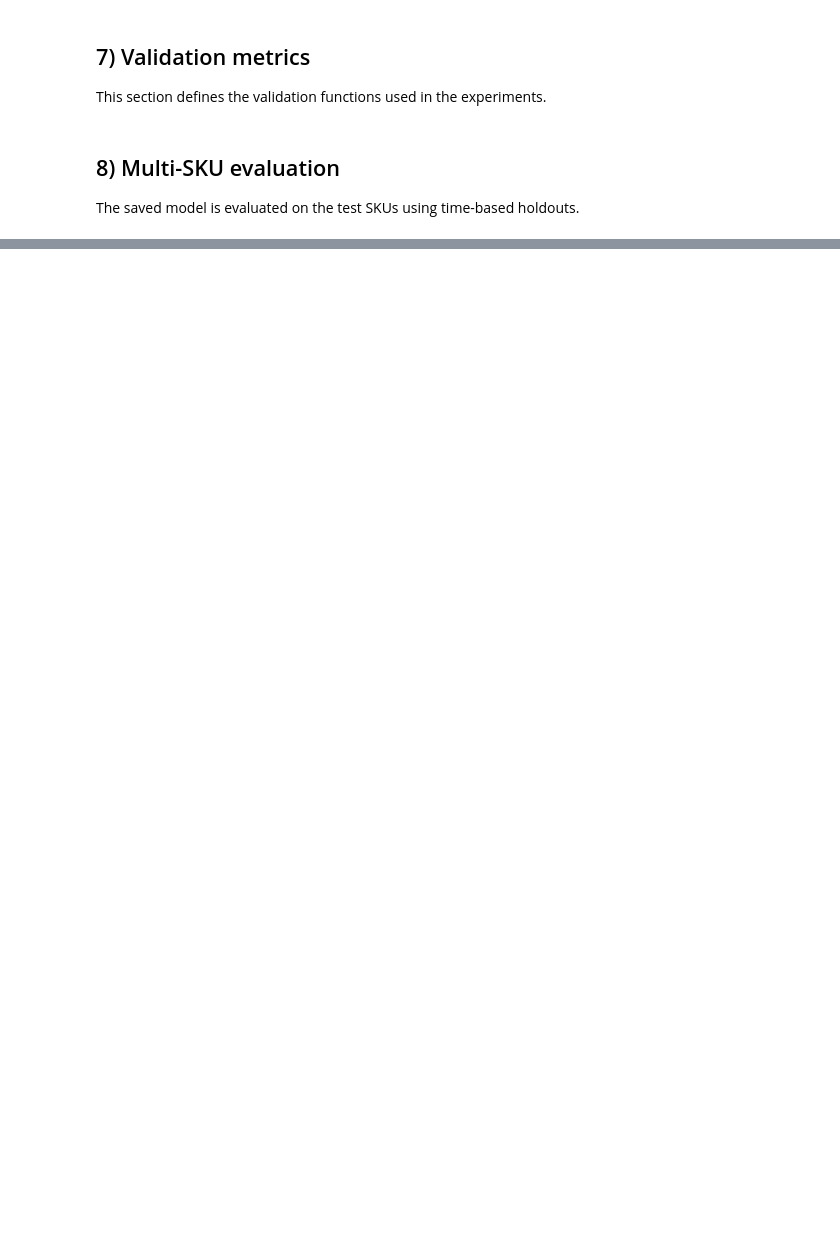
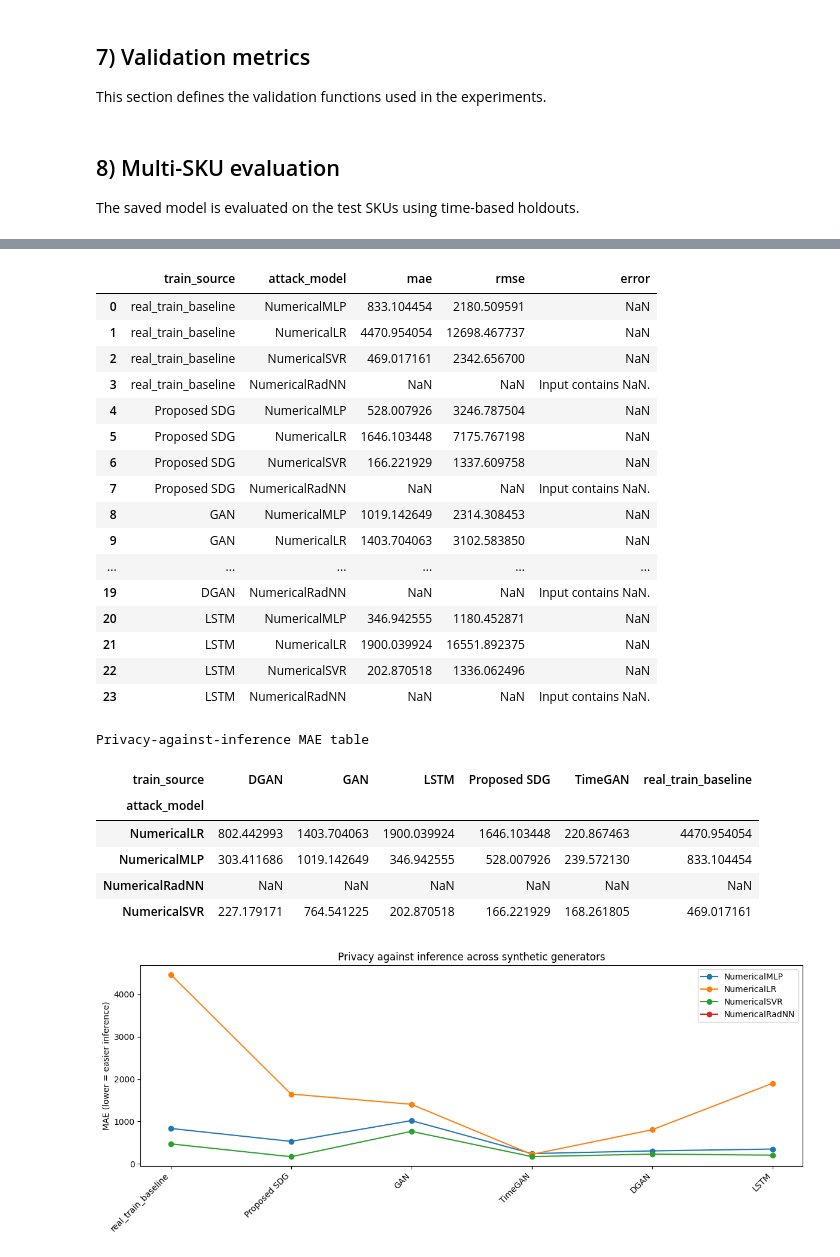
Before and after one commit to alexgrigoras/dif-pi, a Jupyter notebook: sdg-validation.ipynb, the cells around one changed output, grey strips where cells are left out. Saved outputs shown, nothing was run; the diff lists cells and outputs as text; code cells hidden in the pictures; blank space fills up the shorter version.

```diff
--- a/sdg-validation.ipynb
+++ b/sdg-validation.ipynb
@@ -670,0 +1627,51 @@ Evaluated test SKUs: 20
+# %%
+if RUN_BENCHMARK_COMPARISON and benchmark_results:
+    privacy_df = privacy_inference_block(benchmark_results, seed=BENCHMARK_SEED)
+    if len(privacy_df):
+        display(privacy_df)
+        privacy_df.to_csv(OUT_DIR / "paper_privacy_inference.csv", index=False)
+
+        pivot_mae = privacy_df.pivot(index="attack_model", columns="train_source", values="mae")
+        print("Privacy-against-inference MAE table")
+        display(pivot_mae)
+
+        plt.figure(figsize=(12, 5))
+        for attack_name in privacy_df["attack_model"].dropna().unique():
+            sub = privacy_df[privacy_df["attack_model"] == attack_name]
+            plt.plot(sub["train_source"], sub["mae"], marker="o", label=attack_name)
+        plt.xticks(rotation=45, ha="right")
+        plt.ylabel("MAE (lower = easier inference)")
+        plt.title("Privacy against inference across synthetic generators")
+        plt.legend()
+        plt.tight_layout()
+        plt.show()
+    else:
+        print("Privacy-against-inference block produced no rows.")
+else:
+    print("Paper-aligned privacy block skipped because benchmark results are not available.")
+# %% [output]
+|  | train_source | attack_model | mae | rmse | error |
+| 0 | real_train_baseline | NumericalMLP | 833.104454 | 2180.509591 | NaN |
+| 1 | real_train_baseline | NumericalLR | 4470.954054 | 12698.467737 | NaN |
+| 2 | real_train_baseline | NumericalSVR | 469.017161 | 2342.656700 | NaN |
+| 3 | real_train_baseline | NumericalRadNN | NaN | NaN | Input contains NaN. |
+| 4 | Proposed SDG | NumericalMLP | 528.007926 | 3246.787504 | NaN |
+| 5 | Proposed SDG | NumericalLR | 1646.103448 | 7175.767198 | NaN |
+| 6 | Proposed SDG | NumericalSVR | 166.221929 | 1337.609758 | NaN |
+| 7 | Proposed SDG | NumericalRadNN | NaN | NaN | Input contains NaN. |
+| 8 | GAN | NumericalMLP | 1019.142649 | 2314.308453 | NaN |
+| 9 | GAN | NumericalLR | 1403.704063 | 3102.583850 | NaN |
+| ... | ... | ... | ... | ... | ... |
+| 19 | DGAN | NumericalRadNN | NaN | NaN | Input contains NaN. |
+| 20 | LSTM | NumericalMLP | 346.942555 | 1180.452871 | NaN |
+| 21 | LSTM | NumericalLR | 1900.039924 | 16551.892375 | NaN |
+| 22 | LSTM | NumericalSVR | 202.870518 | 1336.062496 | NaN |
+| 23 | LSTM | NumericalRadNN | NaN | NaN | Input contains NaN. |
+Privacy-against-inference MAE table
+| train_source | DGAN | GAN | LSTM | Proposed SDG | TimeGAN | real_train_baseline |
+| attack_model |  |  |  |  |  |  |
+| NumericalLR | 802.442993 | 1403.704063 | 1900.039924 | 1646.103448 | 220.867463 | 4470.954054 |
+| NumericalMLP | 303.411686 | 1019.142649 | 346.942555 | 528.007926 | 239.572130 | 833.104454 |
+| NumericalRadNN | NaN | NaN | NaN | NaN | NaN | NaN |
+| NumericalSVR | 227.179171 | 764.541225 | 202.870518 | 166.221929 | 168.261805 | 469.017161 |
+[figure, added]
```
Also changed, not shown: parts of 31 cells of this notebook, 8 other files.
